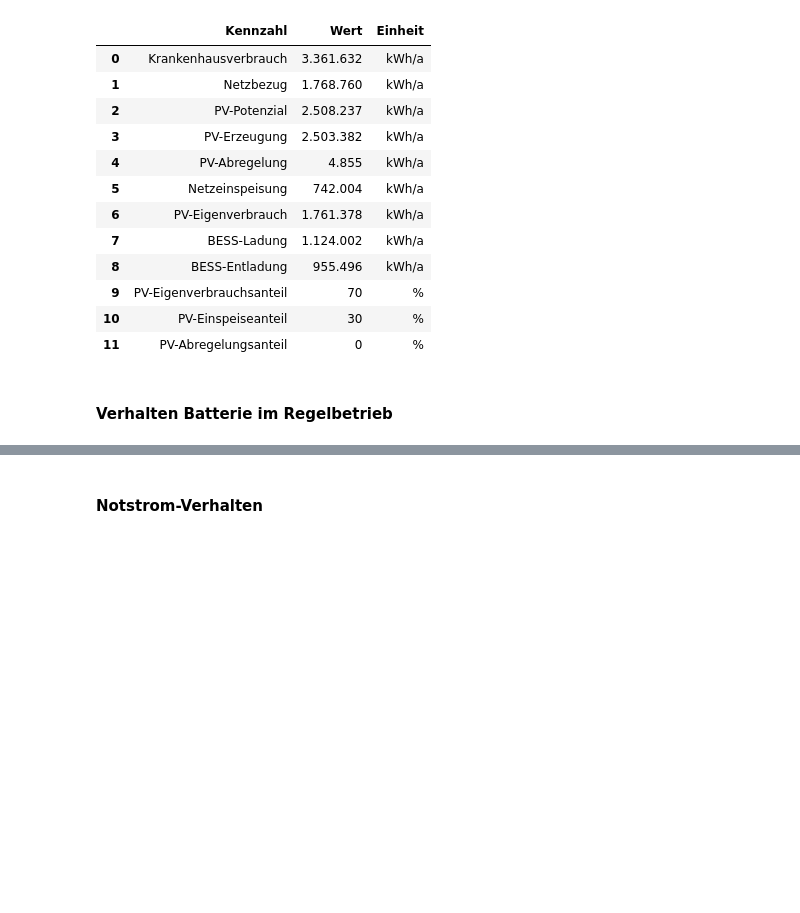
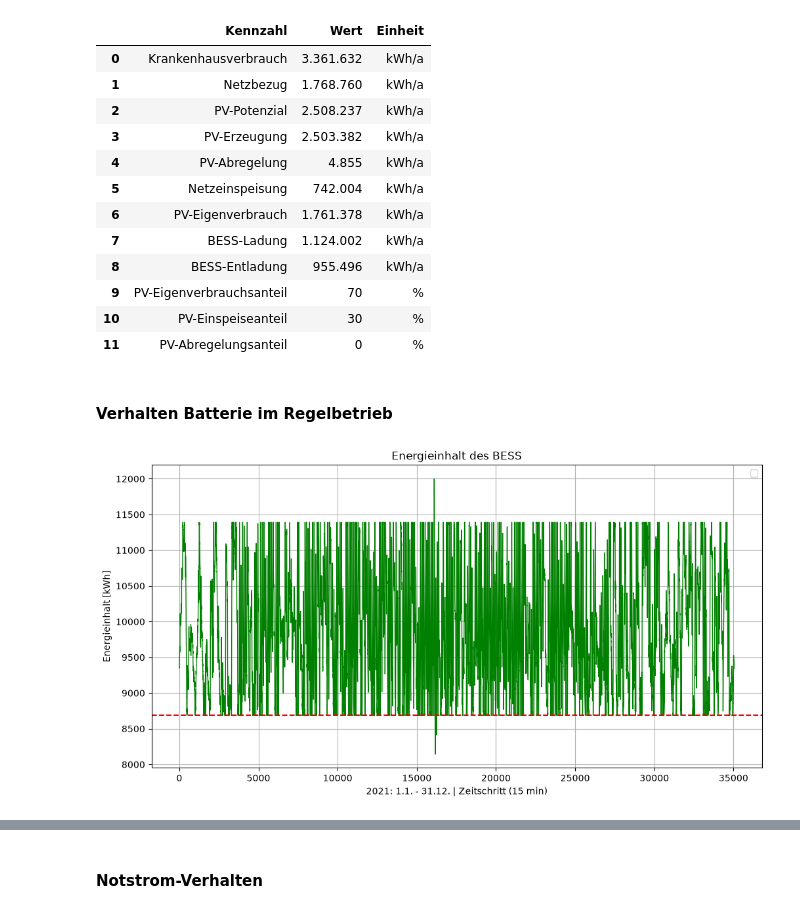
Before and after one commit to fschneegg/MoE-Team05, a Jupyter notebook: Notebook-V23.ipynb, the cells around one changed output, grey strips where cells are left out. Cells and saved outputs as stored; diff of their text form; code cells hidden in the pictures; blank space fills up the shorter version.

```diff
--- a/Notebook-V23.ipynb
+++ b/Notebook-V23.ipynb
@@ -1574,2 +1619,38 @@ display(energy_balance.style.format({"Wert": lambda x: f"{x:,.0f}".replace(",",
 # %%
-# C Batterie
+# SOC Batterie
+
+plt.figure(figsize=(12, 6))
+
+#plt.plot(grid,
+#    color='goldenrod',
+#    linewidth=1.0,
+#    zorder=1)
+
+#plt.plot(results_fcr["FCR Laden [kW]"],
+#    color='goldenrod',
+#    linewidth=1.0,
+#    zorder=1)
+
+plt.plot(soc,
+    color='green',
+    linewidth=1.0,
+    zorder=2)
+
+#plt.plot(-n_up.generators_t.p['infeed'],
+#    color='blue',
+#    linewidth=1.0,
+#    zorder=1)
+
+plt.axhline(max_energy * 0.8, color='red',
+            linewidth=1.5,
+            linestyle ='--')
+#plt.plot(grid_supply_up, label='Last "Upgrade ohne FCR" [kW]', color="green", linewidth=0.5)
+#plt.plot(n_up.generators_t.p['grid_power'], label='Last "Upgrade mit FCR" [kW]', color="red", linewidth=0.2)
+plt.title("Energieinhalt des BESS")
+plt.xlabel("2021: 1.1. - 31.12. | Zeitschritt (15 min)")
+plt.ylabel("Energieinhalt [kWh]")
+plt.legend()
+plt.grid(True)
+plt.show()
+# %% [output]
+[figure, added]
```
Also changed, not shown: parts of 27 cells of this notebook.
